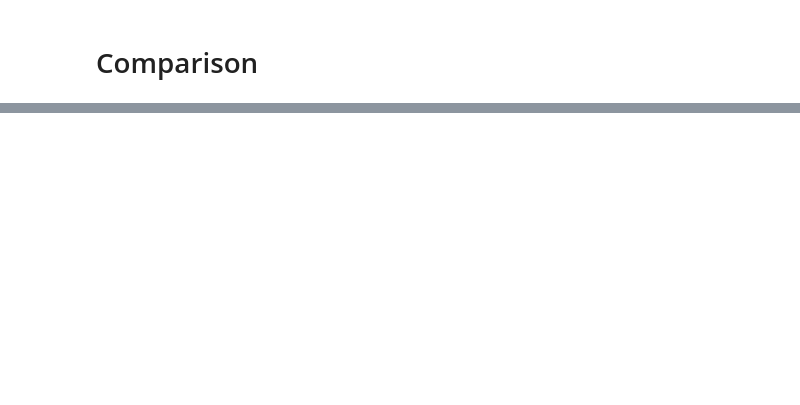
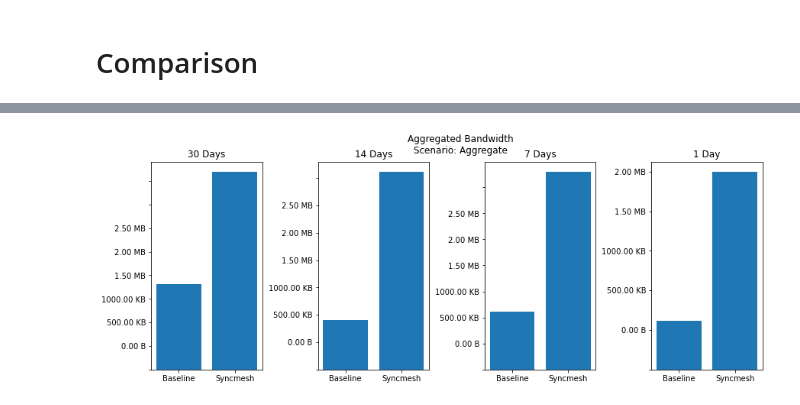
Before and after one commit to dos-group/syncmesh, a Jupyter notebook: evaluation/Main.ipynb, the cells around one changed output, grey strips where cells are left out. Drawn from its saved outputs; the diff is of its cells as text; code cells hidden in the pictures; blank space fills up the shorter version.

```diff
--- a/evaluation/Main.ipynb
+++ b/evaluation/Main.ipynb
@@ -247,0 +274,39 @@ plt.show()
+# %%
+## Bandwidth Aggregated
+fig, (ax1, ax2, ax3, ax4) = plt.subplots(1,4, figsize=(15,5))
+cases = ['Baseline', 'Syncmesh']
+values1 = [experiments[4]["baseAggregateBytes"], experiments[4]["syncAggregateBytes"]]
+values2 = [experiments[5]["baseAggregateBytes"], experiments[5]["syncAggregateBytes"]]
+values3 = [experiments[6]["baseAggregateBytes"], experiments[6]["syncAggregateBytes"]]
+values4 = [experiments[7]["baseAggregateBytes"], experiments[7]["syncAggregateBytes"]]
+fig.suptitle('Aggregated Bandwidth\nScenario: Aggregate')
+ax1.bar(cases,values1)
+ax1.set_title('30 Days')
+ax1.set_yticklabels([to_human_readable(v) if v >= 0 else ' ' for v in
+                    ax.get_yticks(minor=False)])
+box = ax1.get_position()
+ax1.set_position([box.x0, box.y0, box.width * 0.8, box.height])
+ax2.bar(cases,values2)
+ax2.set_title('14 Days')
+ax2.set_yticklabels([to_human_readable(v) if v >= 0 else ' ' for v in
+                    ax.get_yticks(minor=False)])
+box = ax2.get_position()
+ax2.set_position([box.x0, box.y0, box.width * 0.8, box.height])
+ax3.bar(cases,values3)
+ax3.set_title('7 Days')
+ax3.set_yticklabels([to_human_readable(v) if v >= 0 else ' ' for v in
+                    ax.get_yticks(minor=False)])
+box = ax3.get_position()
+ax3.set_position([box.x0, box.y0, box.width * 0.8, box.height])
+ax4.bar(cases,values4)
+ax4.set_title('1 Day')
+ax4.set_yticklabels([to_human_readable(v) if v >= 0 else ' ' for v in
+                    ax.get_yticks(minor=False)])
+box = ax4.get_position()
+ax4.set_position([box.x0, box.y0, box.width * 0.8, box.height])
+# ax.set_ylabel("Bytes")
+# ax.set_xlabel("Time")
+fig.savefig("out/bandwith_aggregated_comparison_aggregate.png")
+plt.show()
+# %% [output]
+[figure, added]
```
Also changed, not shown: parts of 16 cells of this notebook, 1 other file.
